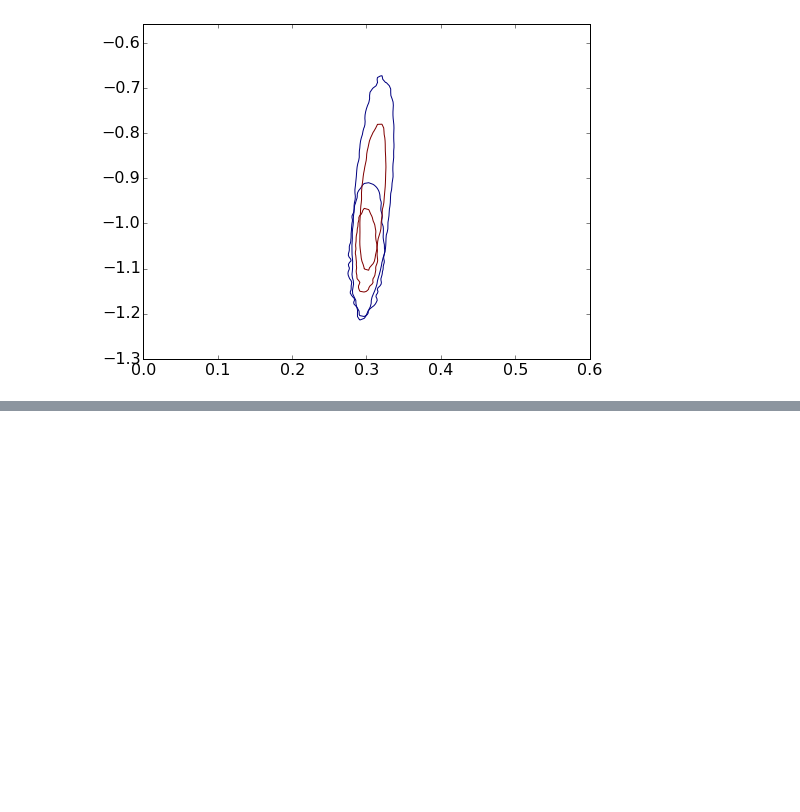
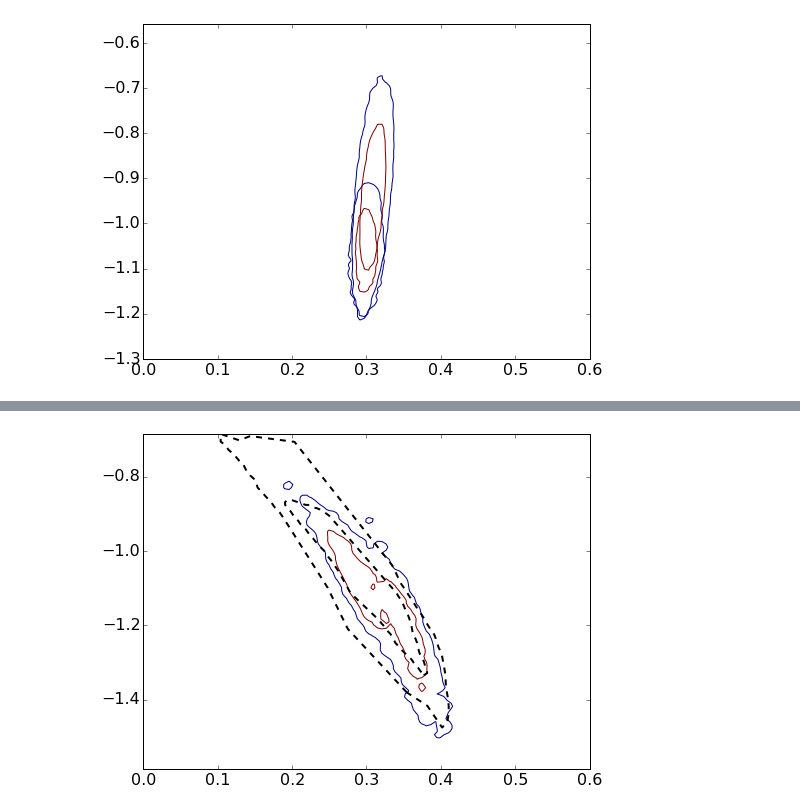
Before and after one commit to xiaodongli1986/2PCF_AP, a Jupyter notebook: TPCF_Plot_Contour.ipynb, the cells around one changed output, grey strips where cells are left out. Saved outputs shown, nothing was run; the diff lists cells and outputs as text; code cells hidden in the pictures; blank space fills up the shorter version.

```diff
--- a/TPCF_Plot_Contour.ipynb
+++ b/TPCF_Plot_Contour.ipynb
@@ -173,0 +259,24 @@ rlt = ax.contour(X,Y,pts,cnt, label='Approximate 2pCF')
+# %%
+fig, ax = figax()
+
+for file1 in [
+              '/home/xiaodongli/software/cosmomcs/12Oct_generic/plot_data/wcdm_ap',
+              #'/home/xiaodongli/software/cosmomcs/12Oct_generic/plot_data/wcdm_ap_ok',
+              ]:
+    pts = np.loadtxt(file1+'_2D_3_1')
+    X = Xfromdata(np.loadtxt(file1+'_p1.dat'))
+    Y = Xfromdata(np.loadtxt(file1+'_p3.dat'))
+    cnt = np.loadtxt(file1+'_2D_3_1_cont')
+    rlt = ax.contour(X,Y,pts,cnt)
+
+nowfile = '/home/xiaodongli/software/cosmomcs/12Oct_generic/Dense2_PatchyV6CM300omws.sefact.smooth.2Dcon.txt'
+FullFileName = nowfile
+contours = COSMOMC_load_contours(FullFileName, upper_limit_of_loadin=10, upper_limit_of_loadiny=1.0)
+for row in range(len(contours)):
+    X, Y = XYfromdata(contours[row])
+    if row == 0:
+        ax.plot(X,Y,lw=2,ls='--',c='k',label='$\\rm CMB\\ TT,\\ TE,\\ EE,\\ lowP\\ (\\it Planck)\\rm \\ +\\ JLA\\ SNIa\\ +\\ H_0\\ +$\n $\\rm BAO\\ +\\ AP\\ from\\ BOSS\\ DR12\\ galaxies$')
+    else:
+        ax.plot(X,Y,lw=2,ls='--',c='k')
+# %% [output]
+[figure, added]
```
Also changed, not shown: parts of 5 cells of this notebook, 13 other files.
